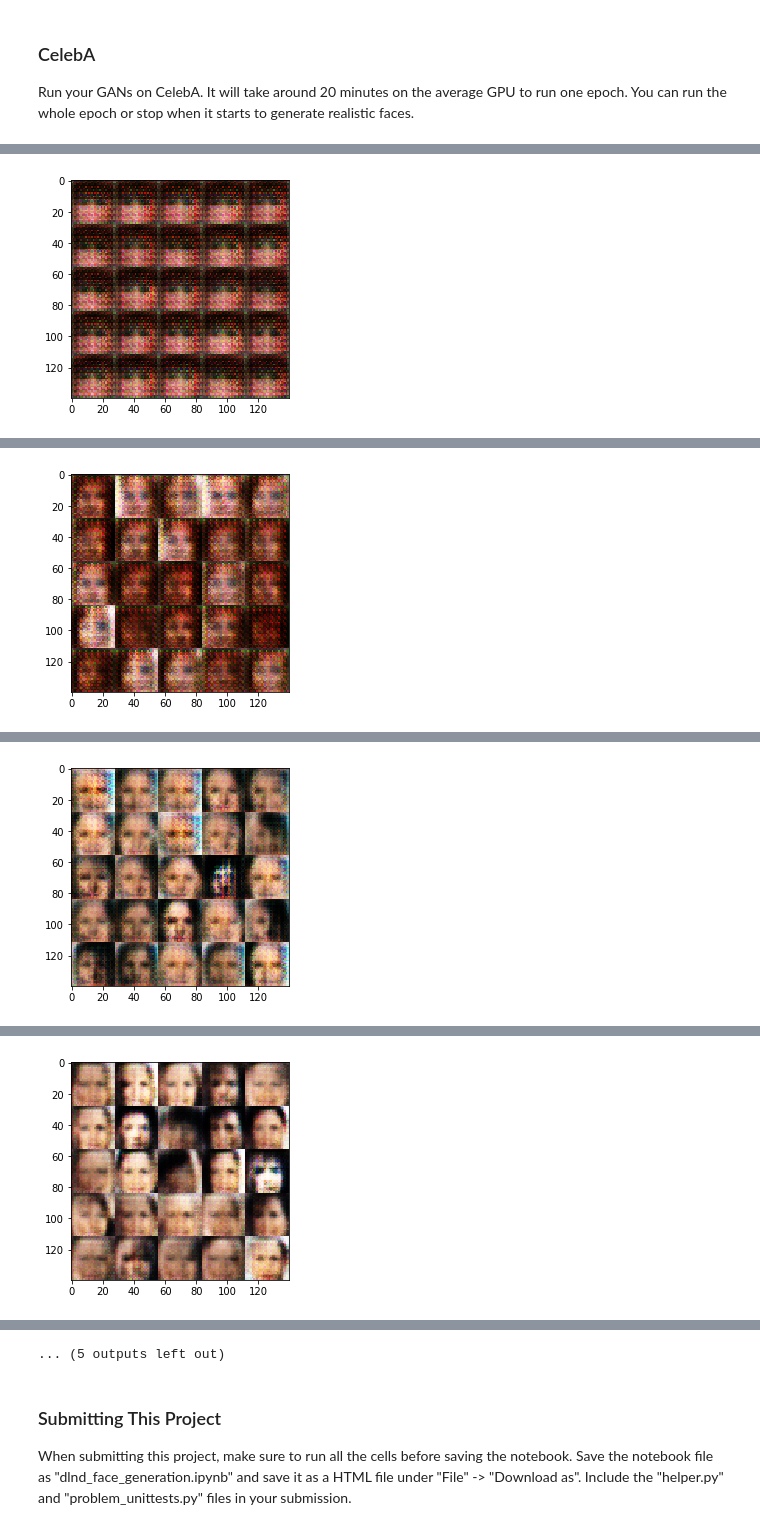
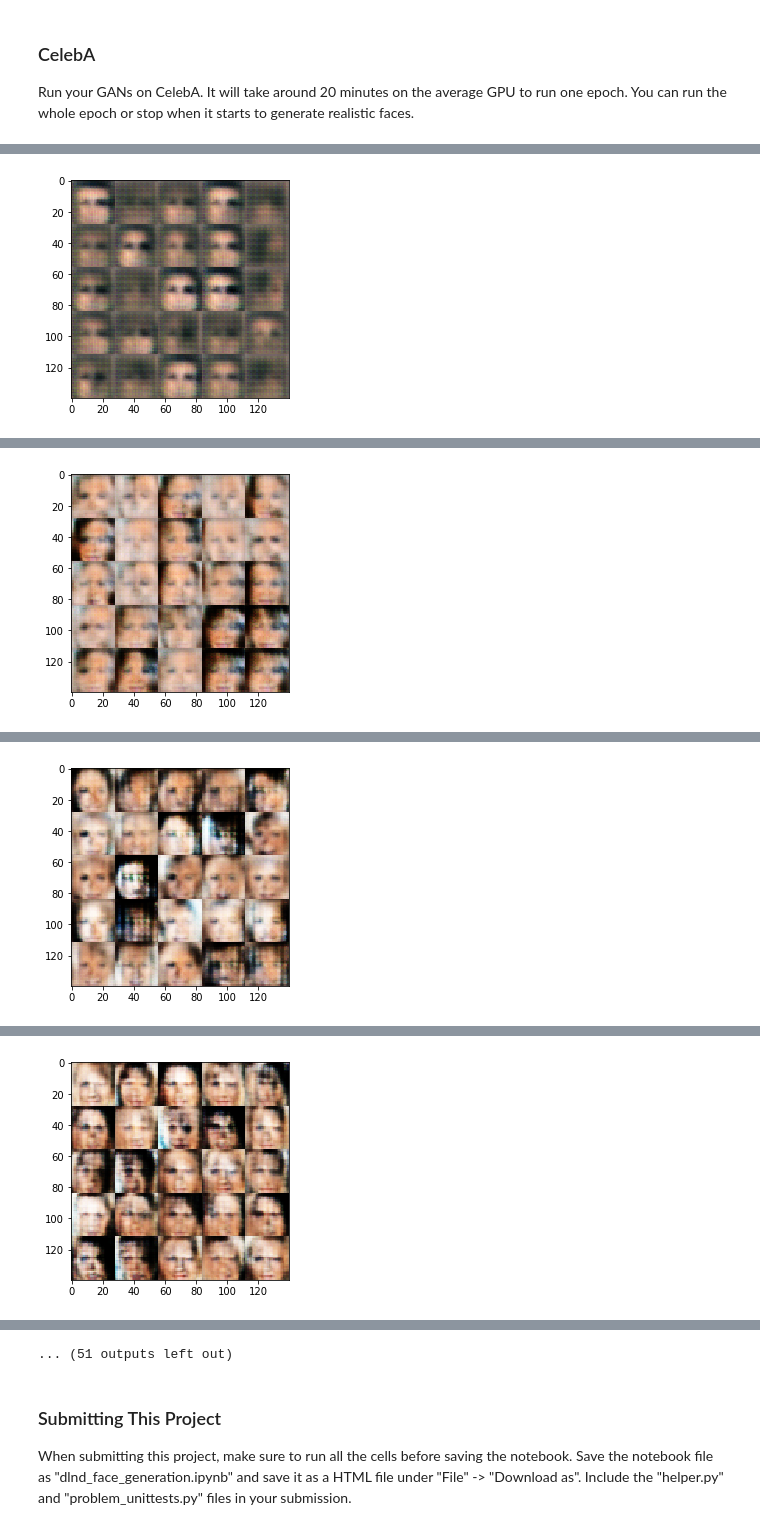
Before and after one commit to carefulguy/dcgans_face_recognition, a Jupyter notebook: dlnd_face_generation.ipynb, the cells around one changed output, grey strips where cells are left out. Cells and saved outputs as stored; diff of their text form; code cells hidden in the pictures.

```diff
--- a/dlnd_face_generation.ipynb
+++ b/dlnd_face_generation.ipynb
@@ -184,6 +194,7 @@ def generator(z, out_channel_dim, is_train=True):
     :param is_train: Boolean if generator is being used for training
     :return: The tensor output of the generator
     """
+    keep_prob=0.5 #https://github.com/soumith/ganhacks
     alpha=0.2
     with tf.variable_scope('generator', reuse=not is_train):
         # First fully connected layer
@@ -191,18 +202,20 @@ def generator(z, out_channel_dim, is_train=True):
         # Reshape it to start the convolutional stack
         x1 = tf.reshape(x1, (-1, 4, 4, 512))
         x1 = tf.layers.batch_normalization(x1, training=is_train)
-        x1 = tf.maximum(alpha * x1, x1)
+        x1 = leaky_relu(x1, alpha)
         # 4x4x512 now
 
-        x2 = tf.layers.conv2d_transpose(x1,256, 4, strides=1, use_bias=False)
+        x2 = tf.layers.conv2d_transpose(x1,256, 4, strides=1, kernel_initializer=tf.contrib.layers.xavier_initializer(uniform=False))
+        x2 = tf.layers.dropout(x2, rate=1-keep_prob, training=is_train)
         #x2 = tf.layers.conv2d_transpose(x1, 256, 4, strides=2, padding='same')
         x2 = tf.layers.batch_normalization(x2, training=is_train)
-        x2 = tf.maximum(alpha * x2, x2)
+        x2 = leaky_relu(x2, alpha)
         # 7x7x256 now
 
-        x3 = tf.layers.conv2d_transpose(x2, 128, 4, strides=2, padding='same')
+        x3 = tf.layers.conv2d_transpose(x2, 128, 4, strides=2, padding='same', kernel_initializer=tf.contrib.layers.xavier_initializer(uniform=False))
+        x3 = tf.layers.dropout(x3, rate=1-keep_prob, training=is_train)
         x3 = tf.layers.batch_normalization(x3, training=is_train)
-        x3 = tf.maximum(alpha * x3, x3)
+        x3 = leaky_relu(x3, alpha)
         # 14x14x128 now
 
         # First fully connected layer
@@ -237,6 +250,7 @@ Implement `model_loss` to build the GANs for training and calculate the loss.  T
 - `discriminator(images, reuse=False)`
 - `generator(z, out_channel_dim, is_train=True)`
 # %%
+import numpy as np
 def model_loss(input_real, input_z, out_channel_dim, alpha=0.2):
     """
     Get the loss for the discriminator and generator
@@ -249,10 +263,14 @@ def model_loss(input_real, input_z, out_channel_dim, alpha=0.2):
     d_model_real, d_logits_real = discriminator(input_real, alpha=alpha)
     d_model_fake, d_logits_fake = discriminator(g_model, reuse=True, alpha=alpha)
 
+    #From https://github.com/soumith/ganhacks
+    real_random_smooth = np.random.uniform(0.8, 1.0)
+    fake_random_smooth = 0.0 #np.random.uniform(0.0, 0.3)
+
     d_loss_real = tf.reduce_mean(
-        tf.nn.sigmoid_cross_entropy_with_logits(logits=d_logits_real, labels=tf.ones_like(d_model_real)))
+        tf.nn.sigmoid_cross_entropy_with_logits(logits=d_logits_real, labels=tf.ones_like(d_model_real) * real_random_smooth))
     d_loss_fake = tf.reduce_mean(
-        tf.nn.sigmoid_cross_entropy_with_logits(logits=d_logits_fake, labels=tf.zeros_like(d_model_fake)))
+        tf.nn.sigmoid_cross_entropy_with_logits(logits=d_logits_fake, labels=tf.zeros_like(d_model_fake) + fake_random_smooth))
     g_loss = tf.reduce_mean(
         tf.nn.sigmoid_cross_entropy_with_logits(logits=d_logits_fake, labels=tf.ones_like(d_model_fake)))
 
@@ -469,10 +502,10 @@ Epoch 2/2... Discriminator Loss: 1.2682... Generator Loss: 2.2687
 ### CelebA
 Run your GANs on CelebA.  It will take around 20 minutes on the average GPU to run one epoch.  You can run the whole epoch or stop when it starts to generate realistic faces.
 # %%
-batch_size = 250
-z_dim = 100
-learning_rate = 0.0003
-beta1 = 0.5
+batch_size = 64
+z_dim = 128
+learning_rate = 0.001
+beta1 = 0.3
 
 
 """
@@ -498 +531 @@ Epoch 1/1... Discriminator Loss: 0.2384... Generator Loss: 2.4146
-[figure, old version]
+[figure, new version]
@@ -509 +542 @@ Epoch 1/1... Discriminator Loss: 0.6969... Generator Loss: 1.9578
-[figure, old version]
+[figure, new version]
@@ -520 +553 @@ Epoch 1/1... Discriminator Loss: 1.1446... Generator Loss: 1.9867
-[figure, old version]
+[figure, new version]
@@ -531 +564 @@ Epoch 1/1... Discriminator Loss: 0.8832... Generator Loss: 0.8957
-[figure, old version]
+[figure, new version]
@@ -554,4 +587,4 @@ Epoch 1/1... Discriminator Loss: 1.3014... Generator Loss: 0.5607
-... (5 outputs left out)
+... (51 outputs left out)
 # %% [markdown]
 ### Submitting This Project
 When submitting this project, make sure to run all the cells before saving the notebook. Save the notebook file as "dlnd_face_generation.ipynb" and save it as a HTML file under "File" -> "Download as". Include the "helper.py" and "problem_unittests.py" files in your submission.
```
Also changed, not shown: parts of 3 cells of this notebook.
